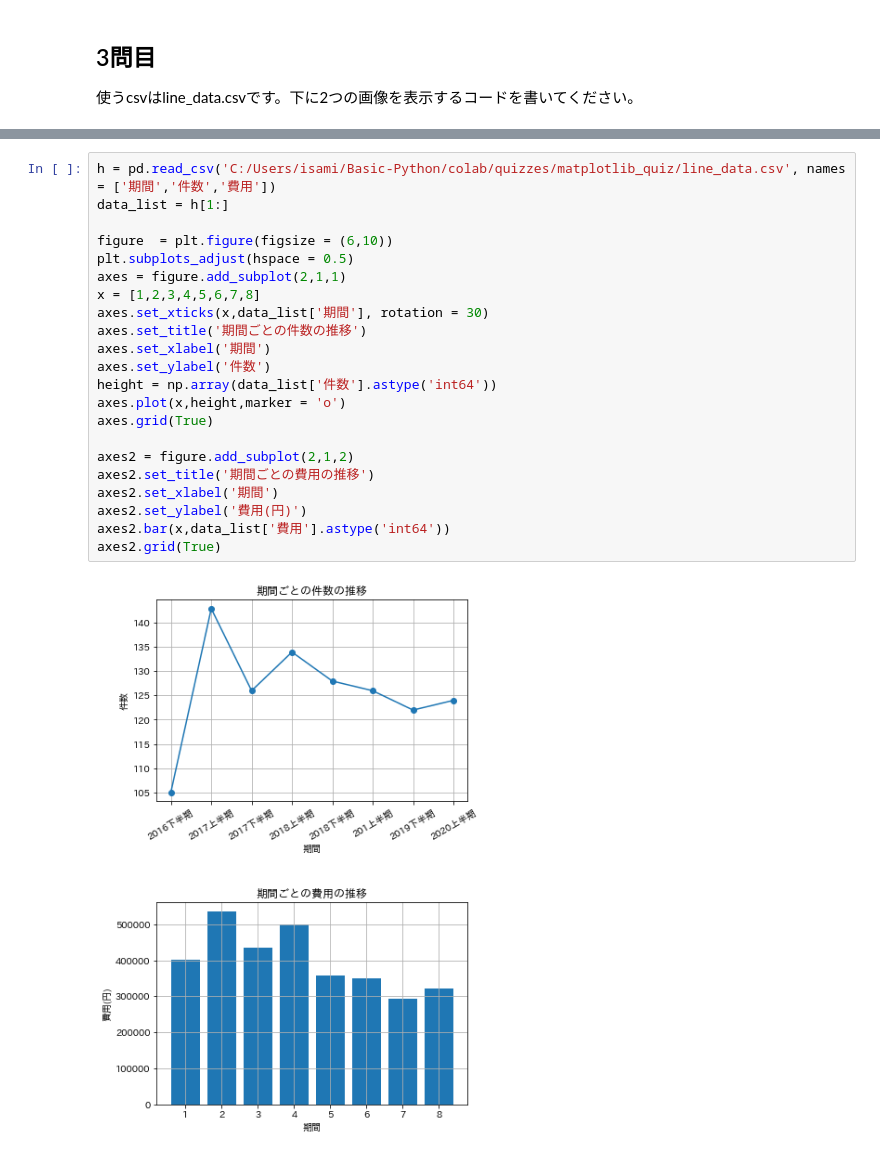
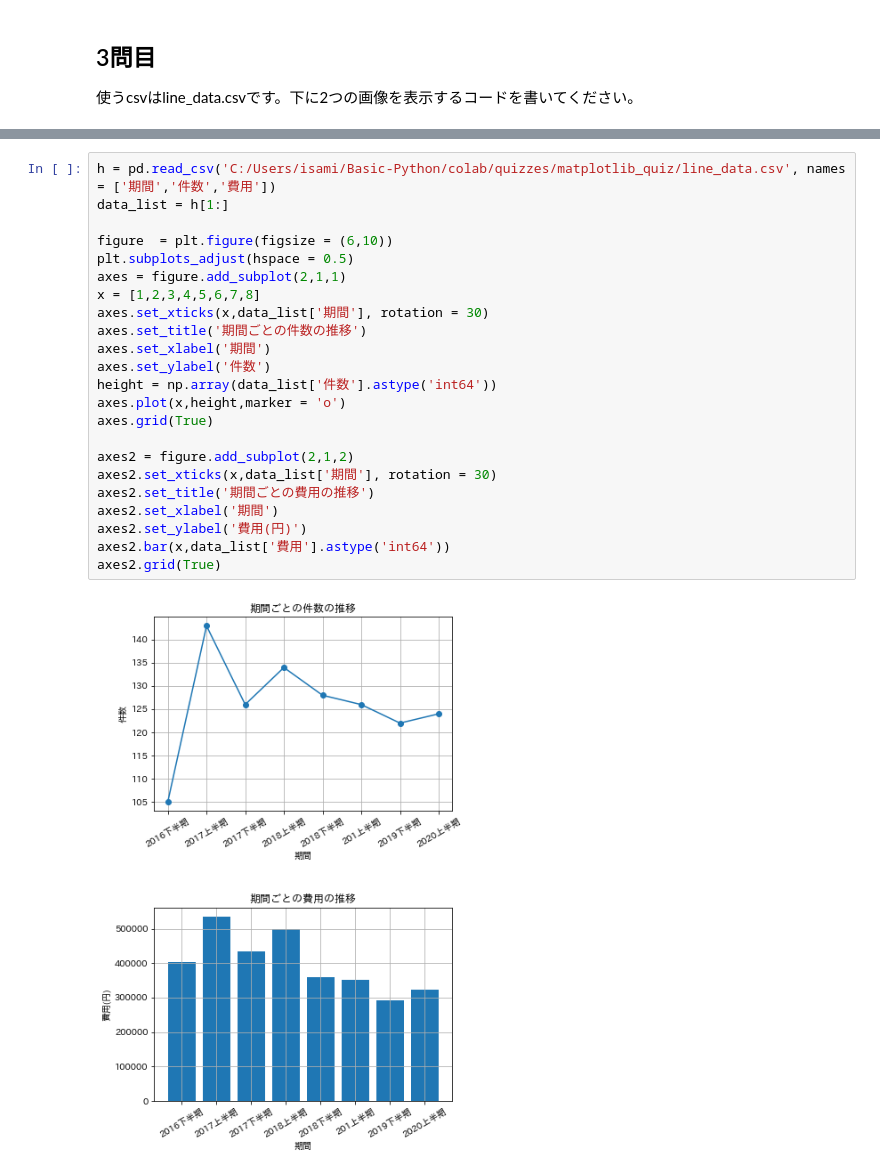
Before and after one commit to isami0709/Basic-Python, a Jupyter notebook: colab/quizzes/可視化問題.ipynb, the cells around one changed output, grey strips where cells are left out. Saved outputs shown, nothing was run; the diff lists cells and outputs as text.

```diff
--- a/colab/quizzes/可視化問題.ipynb
+++ b/colab/quizzes/可視化問題.ipynb
@@ -71,24 +71,25 @@ plt.legend(['class0','class1','class2'], loc = 'upper right')
 # %%
 h = pd.read_csv('C:/Users/isami/Basic-Python/colab/quizzes/matplotlib_quiz/line_data.csv', names = ['期間','件数','費用'])
 data_list = h[1:]
 
 figure  = plt.figure(figsize = (6,10))
 plt.subplots_adjust(hspace = 0.5)
 axes = figure.add_subplot(2,1,1)
 x = [1,2,3,4,5,6,7,8]
 axes.set_xticks(x,data_list['期間'], rotation = 30)
 axes.set_title('期間ごとの件数の推移')
 axes.set_xlabel('期間')
 axes.set_ylabel('件数')
 height = np.array(data_list['件数'].astype('int64'))
 axes.plot(x,height,marker = 'o')
 axes.grid(True)
 
 axes2 = figure.add_subplot(2,1,2)
+axes2.set_xticks(x,data_list['期間'], rotation = 30)
 axes2.set_title('期間ごとの費用の推移')
 axes2.set_xlabel('期間')
 axes2.set_ylabel('費用(円)')
 axes2.bar(x,data_list['費用'].astype('int64'))
 axes2.grid(True)
 # %% [output]
-[figure, old version]
+[figure, new version]
```
